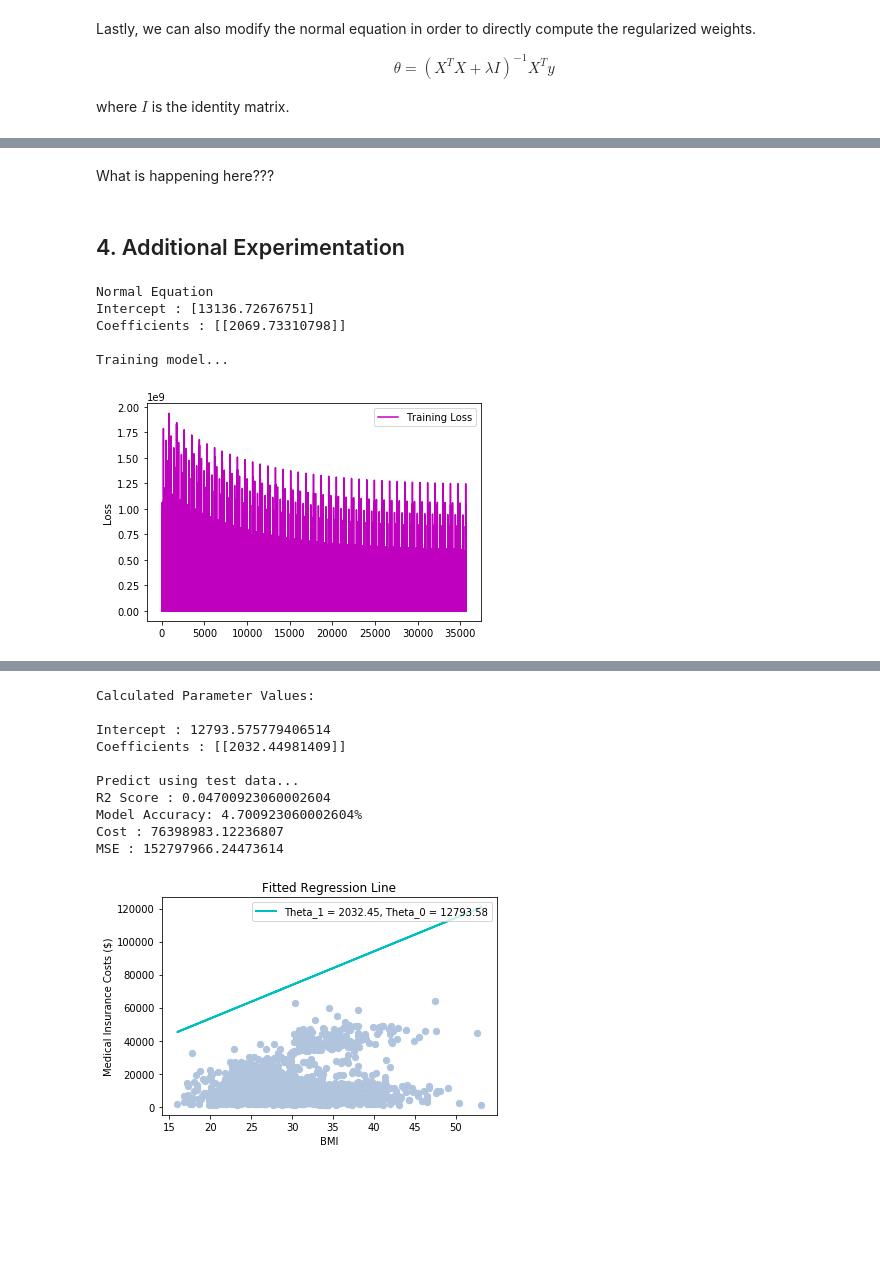
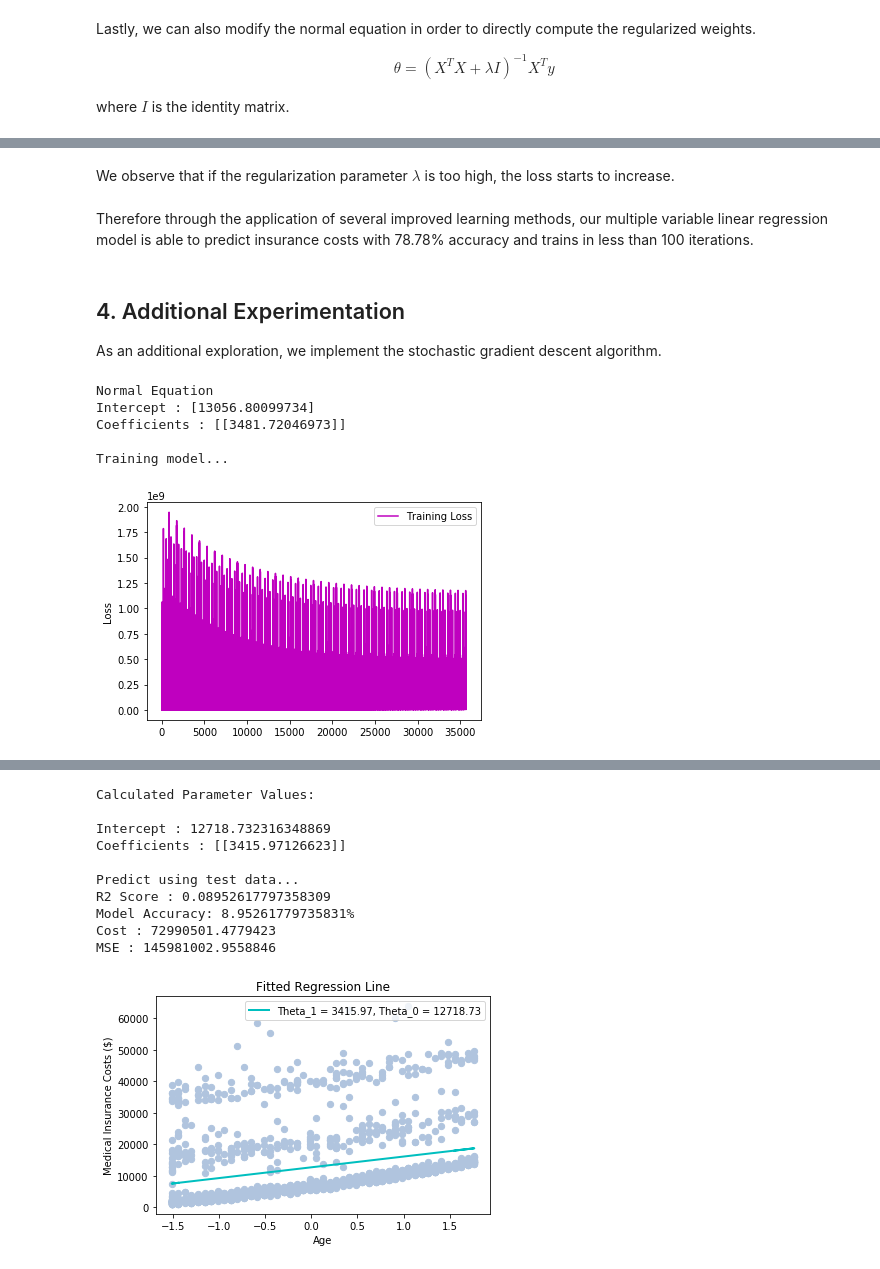
Before and after one commit to SamBall999/ACML-Assignments, a Jupyter notebook: A1_Linear_Regression/ACML_A1_1603701.ipynb, the cells around one changed output, grey strips where cells are left out. Saved outputs shown, nothing was run; the diff lists cells and outputs as text; code cells hidden in the pictures; blank space fills up the shorter version.

```diff
--- a/A1_Linear_Regression/ACML_A1_1603701.ipynb
+++ b/A1_Linear_Regression/ACML_A1_1603701.ipynb
@@ -21,6 +20,6 @@ The chosen dataset involves factors affecting medical insurance costs where cost
 # %%
 #----IMPORT DATA----#
-data_path = "./data/insurance.csv" # data given in CSV format
+data_path = "./insurance.csv" # data given in CSV format
 df = pd.read_csv(data_path) #read in data
 
 pd.set_option('display.max_columns', None) #show all columns
@@ -1231,7 +1259,7 @@ def evaluate_regularized(x_test, y_test, theta, theta_0, lambda_1):
     cost = regularized_cost(y_test, y_pred, lambda_1, theta)
     return cost
 # %%
-
+# batch gradient descent with regularization
 def regularized_batch_grad_desc(x, y, x_train, y_train, x_test, y_test, lr, epsilon, single, lambda_1):
 
     # init all variables
@@ -1246,20 +1274,16 @@ def regularized_batch_grad_desc(x, y, x_train, y_train, x_test, y_test, lr, epsi
     thetas = [] # track parameter values
     theta_0s = [] # track bias values
 
-    while(euclid(theta, theta_prev) > epsilon): #seems to work > 0.1 #can get closer to 78% by making this stricter 0.05-> but 120000 iterations (comment on this)
-        #print(euclid(theta, theta_prev))
+    while(euclid(theta, theta_prev) > epsilon):
         pred = linear_pred(x_train, theta, theta_0)
         loss = regularized_cost(pred, y_train, lambda_1, theta)
-        #loss = mean_squared_error(pred, y_train) # this works therefore cost must be wrong
         losses.append(loss)
-        #grad = gradient(pred, y_train, x_train) #is there a different one for bias
         grad = regularized_gradient(pred, y_train, x_train, lambda_1, theta)
         grad_theta_0 = theta_0_gradient(pred, y_train, x_train)
         theta_prev = theta
+        thetas.append(theta)
+        theta_0s.append(theta_0)
         theta_0 = theta_0 - (lr*grad_theta_0) #update bias - no regularization applied here
-        #print(lr*(lambda_1/pred.shape[0]))
-        #print(pred.shape[0])
-        #theta = theta*(1-(lr*(lambda_1/pred.shape[0]))) - (lr*grad) # does this include theta_0? - do we update the bias separately?
         theta = theta - (lr*grad)
         test_loss = evaluate_regularized(x_test, y_test, theta, theta_0, lambda_1)
         test_losses.append(test_loss)
@@ -1363,5 +1424,10 @@ MSE : 34006863.71478992
 # %%
-# Strong regularization
+# Strong regularization with lambda = 1
+
+learning_rate = 0.1
+epsilon = 0.05
+single = 0
+lambda_1 = 1 # penalty coefficient
 
 df["yes_standard"] = standardize(df[["yes"]].values)
 df["age_standard"] = standardize(df[["age"]].values)
@@ -1371,7 +1437,7 @@ df["children_standard"] = standardize(df[["children"]].values)
 df["male_standard"] = standardize(df[["male"]].values)
 x_standard = df[["yes_standard", "age_standard", "bmi_standard", "children_standard", "region_standard", "male_standard"]].values
 y = df[["charges"]].values
-regularized_linear_regr(x_standard, y,  0.001, 0.005, 0, 1)
+theta, theta_0  = regularized_linear_regr(x_standard, y,  learning_rate, epsilon, single, lambda_1)
 # %% [output]
 Normal Equation: [[9238.08498859]
  [3962.59053639]
@@ -1394,12 +1459,0 @@ MSE : 34022600.3584024
-# %%
-# Strong regularization
-
-df["yes_standard"] = standardize(df[["yes"]].values)
-df["age_standard"] = standardize(df[["age"]].values)
-df["bmi_standard"] = standardize(df[["bmi"]].values)
-df["region_standard"] = standardize(df[["region"]].values)
-df["children_standard"] = standardize(df[["children"]].values)
-df["male_standard"] = standardize(df[["male"]].values)
-x_standard = df[["yes_standard", "age_standard", "bmi_standard", "children_standard", "region_standard", "male_standard"]].values
-y = df[["charges"]].values
-regularized_linear_regr(x_standard, y,  0.001, 0.005, 0, 10)
@@ -1425,2 +1459,0 @@ MSE : 34176151.79543144
-# %% [markdown]
-What is happening here???
@@ -1429,4 +1460,10 @@ What is happening here???
-# %% [markdown]
-## 4. Additional Experimentation
+# %% [markdown]
+We observe that if the regularization parameter $\lambda$ is too high, the loss starts to increase.
+# %% [markdown]
+Therefore through the application of several improved learning methods, our multiple variable linear regression model is able to predict insurance costs with 78.78% accuracy and trains in less than 100 iterations.
+# %% [markdown]
+## 4. Additional Experimentation
+
+As an additional exploration, we implement the stochastic gradient descent algorithm.
 # %%
 #---STOCHASTIC GRADIENT DESCENT---#
@@ -1513,21 +1547,18 @@ def stochastic_linear_regr(x, y, lr, epsilon, single):
 # %%
 # much slower since no vectorised computation
 # only produces good results when also standardised
-# is this line that it plots even correct - why is it so high up - outliers and standardization???
 learning_rate = 0.0001
 epsilon = 0.05
-x = df[["bmi"]].values
+x = df[["age"]].values
 x_standard = standardize(x)
 y = df[["charges"]].values
-#y_standard = standardize(y)
 theta, theta_0 = stochastic_linear_regr(x_standard, y,  learning_rate, epsilon, 1)
-#theta, theta_0 = stochastic_linear_regr(x, y,  learning_rate, epsilon)
-variable_name = "BMI"
-plot_single_hypothesis(x, y, theta, theta_0, variable_name)
+variable_name = "Age"
+plot_single_hypothesis(x_standard, y, theta, theta_0, variable_name)
 # %% [output]
 Normal Equation
-Intercept : [13136.72676751]
-Coefficients : [[2069.73310798]]
+Intercept : [13056.80099734]
+Coefficients : [[3481.72046973]]
 
 Training model...
-[figure, old version]
+[figure, new version]
@@ -1536,12 +1567,12 @@ Training model...
 Calculated Parameter Values:
 
-Intercept : 12793.575779406514
-Coefficients : [[2032.44981409]]
+Intercept : 12718.732316348869
+Coefficients : [[3415.97126623]]
 
 Predict using test data...
-R2 Score : 0.04700923060002604
-Model Accuracy: 4.700923060002604%
-Cost : 76398983.12236807
-MSE : 152797966.24473614
+R2 Score : 0.08952617797358309
+Model Accuracy: 8.95261779735831%
+Cost : 72990501.4779423
+MSE : 145981002.9558846
-[figure, old version]
+[figure, new version]
 # %% [markdown]
```
Also changed, not shown: parts of 104 cells of this notebook.
